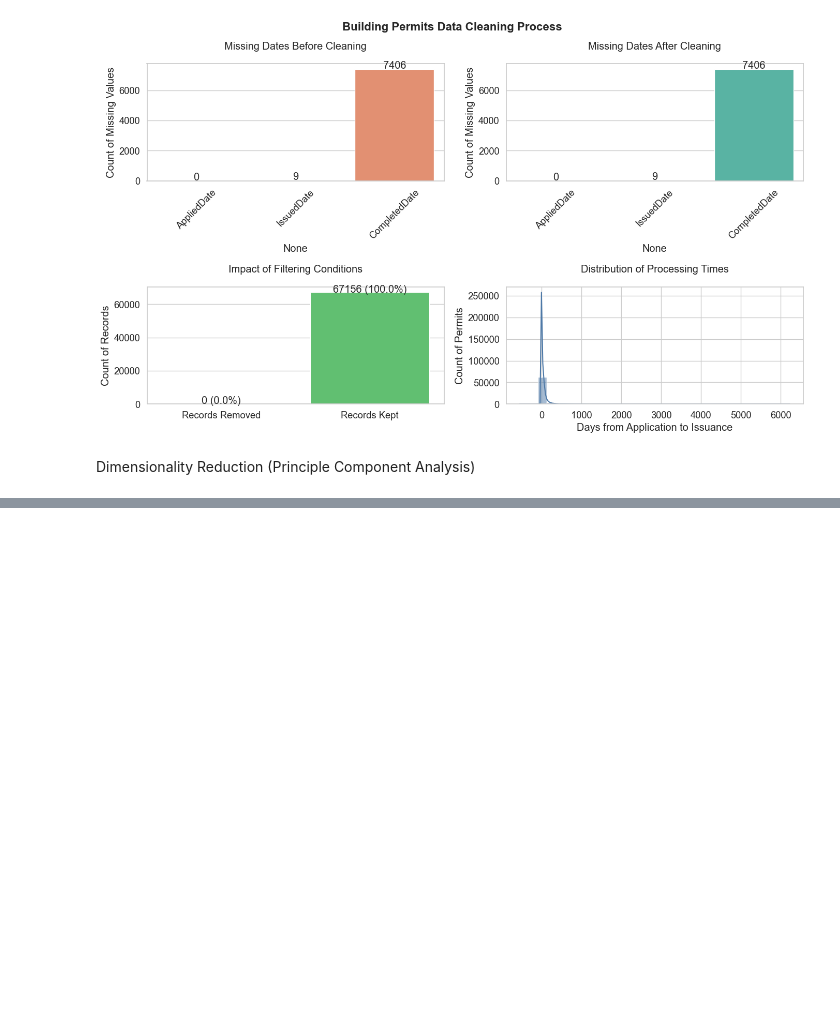
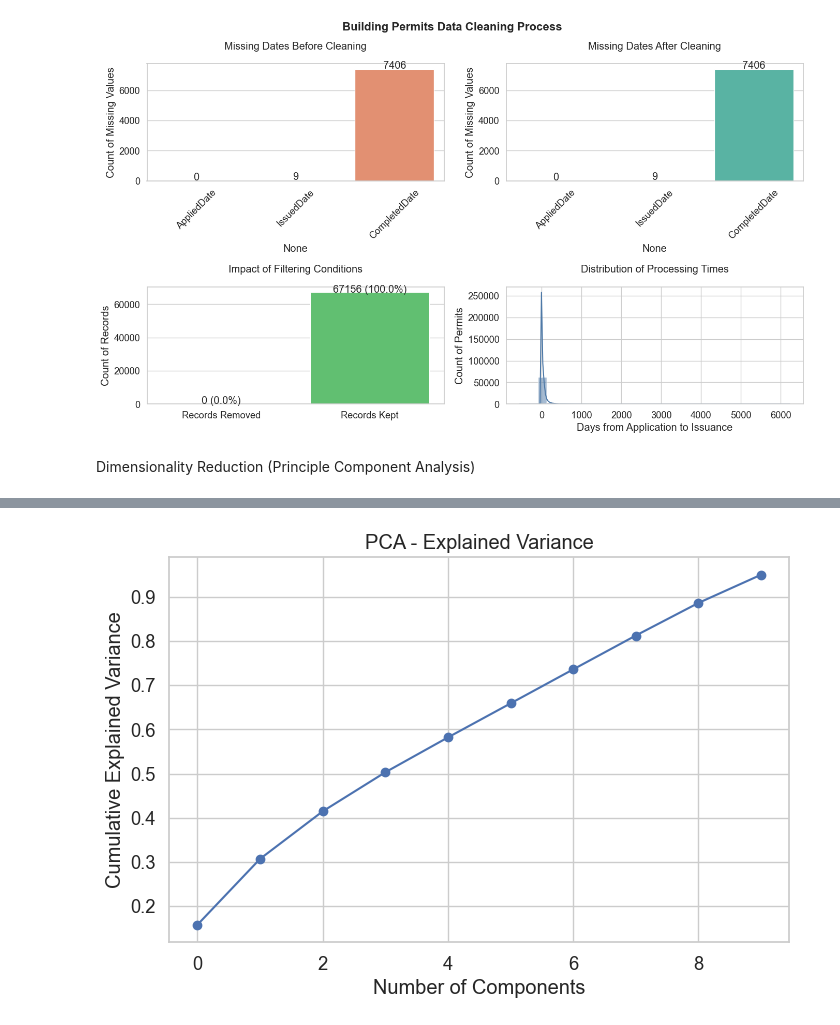
Before and after one commit to Dhairya-A-Mehra/DSBI, a Jupyter notebook: main.ipynb, the cells around one changed output, grey strips where cells are left out. Saved outputs shown, nothing was run; the diff lists cells and outputs as text; code cells hidden in the pictures; blank space fills up the shorter version.

```diff
--- a/main.ipynb
+++ b/main.ipynb
@@ -965,0 +767,43 @@ plt.savefig('xgboost_roc.png', dpi=300, bbox_inches='tight')
+# %%
+from sklearn.impute import SimpleImputer
+
+df = pd.read_csv('Building_Permits_20250331.csv')
+df.drop(columns=['PermitNum', 'Description', 'Link', 'Location1'], inplace=True)
+df.dropna(subset=['StatusCurrent'], inplace=True)
+
+df['StatusBinary'] = df['StatusCurrent'].apply(lambda x: 1 if 'Complete' in x else 0)
+
+categorical = ['PermitClass', 'PermitClassMapped', 'PermitTypeMapped', 'PermitTypeDesc', 'OriginalCity', 'OriginalState']
+df[categorical] = df[categorical].fillna('Unknown')
+le = LabelEncoder()
+for col in categorical:
+    df[col] = le.fit_transform(df[col])
+
+X = df.drop(columns=['StatusCurrent', 'StatusBinary'])  # Features
+y = df['StatusBinary']  # Target
+
+numeric_cols = X.select_dtypes(include=['number']).columns
+non_numeric_cols = X.select_dtypes(exclude=['number']).columns
+
+imputer = SimpleImputer(strategy='mean')
+X_numeric_imputed = pd.DataFrame(imputer.fit_transform(X[numeric_cols]), columns=numeric_cols)
+
+X_final = X_numeric_imputed.copy()
+
+scaler = StandardScaler()
+X_scaled = scaler.fit_transform(X_final)
+
+# 📉 Apply PCA
+pca = PCA(n_components=10)
+X_pca = pca.fit_transform(X_scaled)
+
+# 📊 Plot explained variance
+plt.figure(figsize=(8, 5))
+plt.plot(np.cumsum(pca.explained_variance_ratio_), marker='o')
+plt.xlabel('Number of Components')
+plt.ylabel('Cumulative Explained Variance')
+plt.title('PCA - Explained Variance')
+plt.grid(True)
+plt.show()
+# %% [output]
+[figure, added]
```
Also changed, not shown: parts of 12 cells of this notebook, 3 other files.
